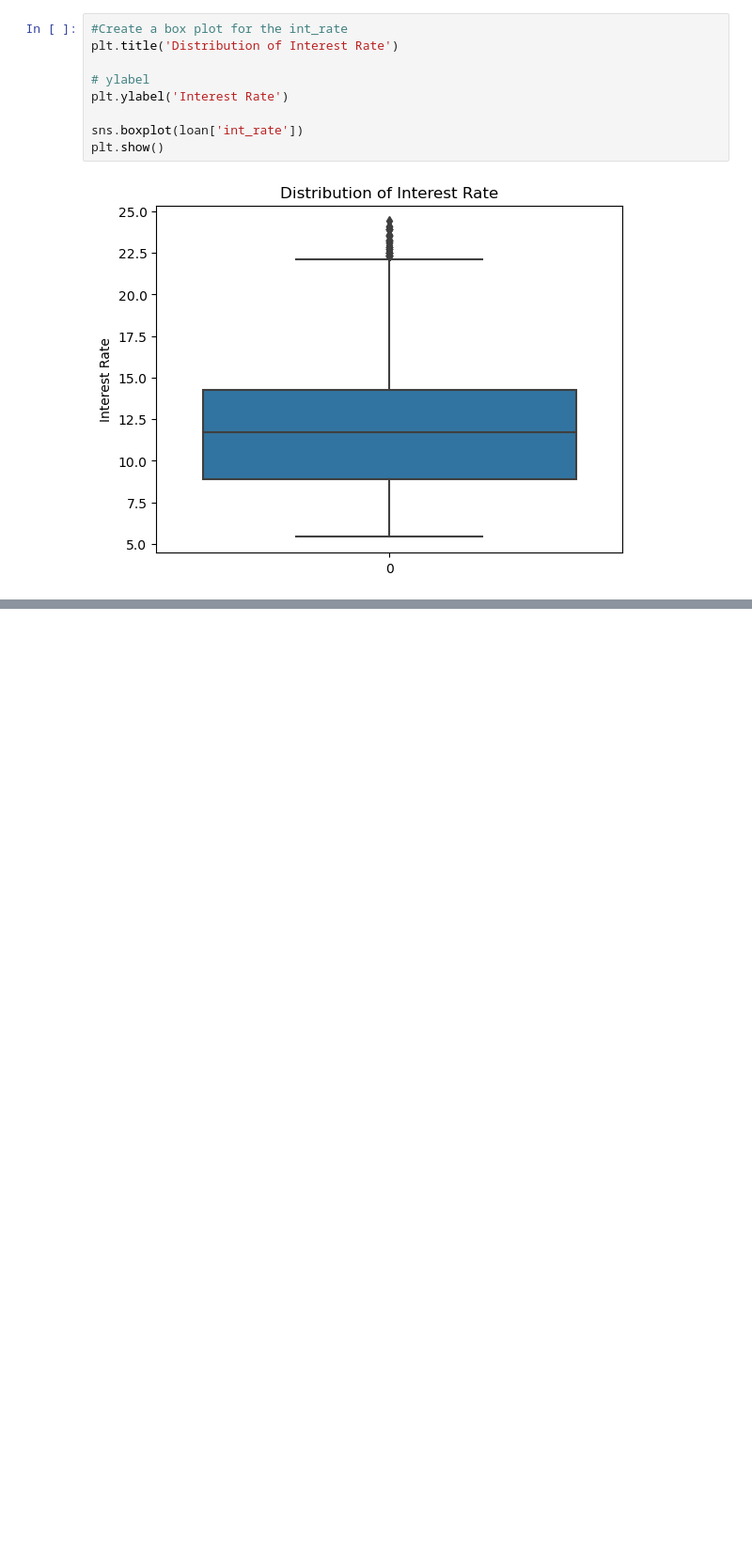
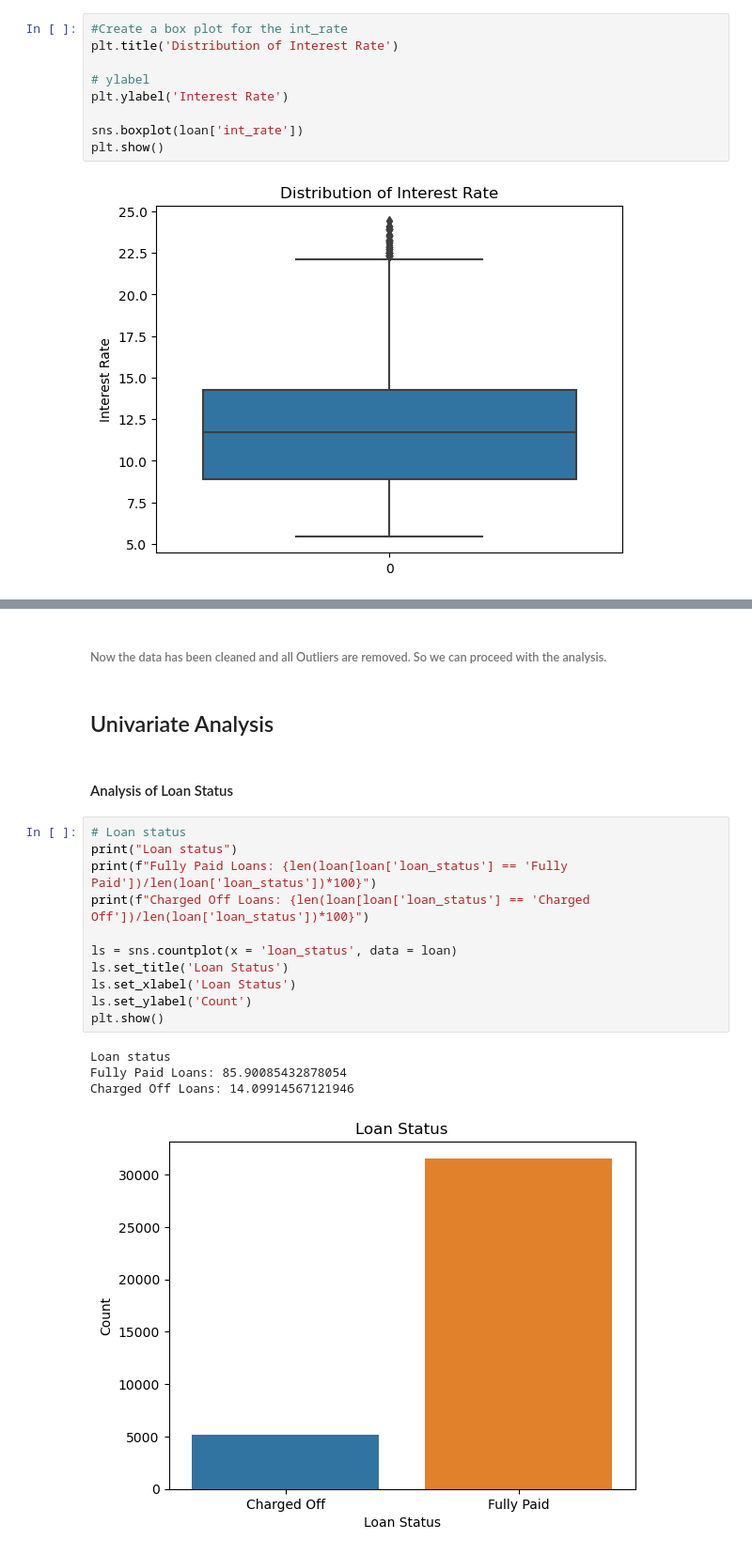
Before and after one commit to RavishankarDuMCA10/LendingClubCaseStudy, a Jupyter notebook: Lending_Club_Default_Analysis.ipynb, the cells around one changed output, grey strips where cells are left out. Shown: that part at 94% size. Cells and saved outputs as stored; diff of their text form; blank space fills up the shorter version.

Commit message:
Worked on Univariate Analysis.

```diff
--- a/Lending_Club_Default_Analysis.ipynb
+++ b/Lending_Club_Default_Analysis.ipynb
@@ -720,0 +717,22 @@ plt.show()
+# %% [markdown]
+###### Now the data has been cleaned and all Outliers are removed. So we can proceed with the analysis.
+# %% [markdown]
+## Univariate Analysis
+# %% [markdown]
+#### Analysis of Loan Status
+# %%
+# Loan status
+print("Loan status")
+print(f"Fully Paid Loans: {len(loan[loan['loan_status'] == 'Fully Paid'])/len(loan['loan_status'])*100}")
+print(f"Charged Off Loans: {len(loan[loan['loan_status'] == 'Charged Off'])/len(loan['loan_status'])*100}")
+
+ls = sns.countplot(x = 'loan_status', data = loan)
+ls.set_title('Loan Status')
+ls.set_xlabel('Loan Status')
+ls.set_ylabel('Count')
+plt.show()
+# %% [output]
+Loan status
+Fully Paid Loans: 85.90085432878054
+Charged Off Loans: 14.09914567121946
+[figure, added]
```
Also changed, not shown: parts of 23 cells of this notebook.
